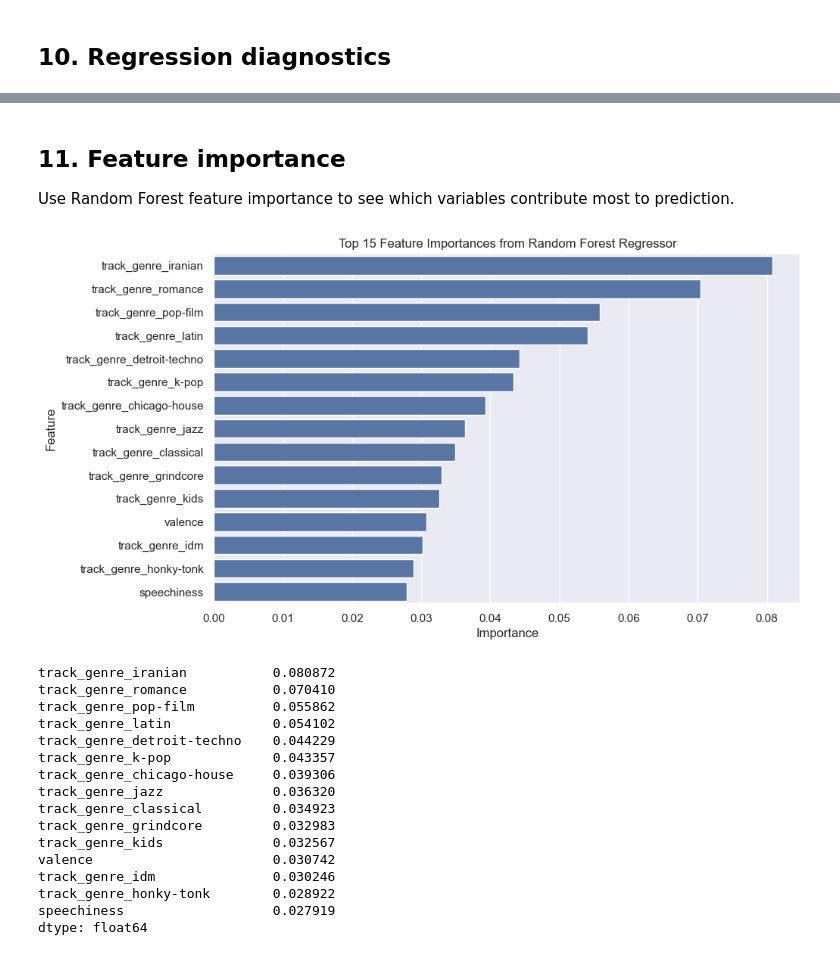
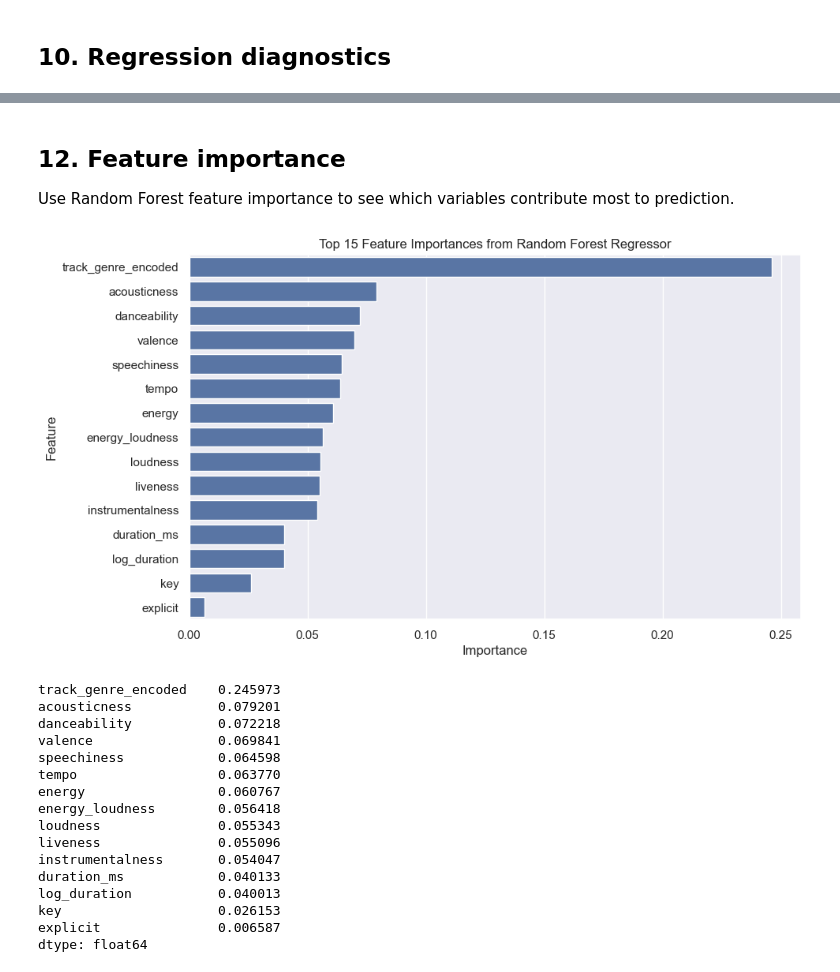
Before and after one commit to chengda-lin/CS506-Project, a Jupyter notebook: notebooks/eda.ipynb, the cells around one changed output, grey strips where cells are left out. Drawn from its saved outputs; the diff is of its cells as text; code cells hidden in the pictures.

```diff
--- a/notebooks/eda.ipynb
+++ b/notebooks/eda.ipynb
@@ -298,19 +307,31 @@ Metadata columns such as track name and artist are excluded because they are not
 feature_cols = [
     "duration_ms", "explicit", "danceability", "energy", "key", "loudness",
     "mode", "speechiness", "acousticness", "instrumentalness", "liveness",
-    "valence", "tempo", "time_signature", "log_duration", "energy_loudness"
+    "valence", "tempo", "time_signature", "track_genre_encoded",
+    "log_duration", "energy_loudness"
 ]
 
-model_df = df[feature_cols + ["track_genre", "popularity", "popular_song"]].copy()
-# Drop unnecessary columns
-model_df = pd.get_dummies(model_df, columns=["track_genre"], drop_first=True)
+X = df[feature_cols].copy()
+y_reg = df["popularity"]
+y_clf = df["is_popular"]
 
-X_reg = model_df.drop(columns=["popularity", "popular_song"])
-y_reg = model_df["popularity"]
+# Split data into training and testing sets
+X_train_reg, X_test_reg, y_train_reg, y_test_reg = train_test_split(
+    X, y_reg, test_size=0.2, random_state=42
+)
 
-X_clf = model_df.drop(columns=["popularity", "popular_song"])
-y_clf = model_df["popular_song"]
+X_train_clf, X_test_clf, y_train_clf, y_test_clf = train_test_split(
+    X, y_clf, test_size=0.2, random_state=42, stratify=y_clf
+)
 
-print("Regression feature matrix shape:", X_reg.shape)
-print("Classification feature matrix shape:", X_clf.shape)
+# Scale features so large-value columns like duration_ms do not dominate linear models
+scaler = StandardScaler()
+X_train_reg_scaled = scaler.fit_transform(X_train_reg)
+X_test_reg_scaled = scaler.transform(X_test_reg)
+
+X_train_clf_scaled = scaler.fit_transform(X_train_clf)
+X_test_clf_scaled = scaler.transform(X_test_clf)
+
+print("Regression feature matrix shape:", X.shape)
+print("Classification feature matrix shape:", X.shape)
 # %% [output]
@@ -326,15 +349,10 @@ This part matches the proposal's regression goal. Two models are compared:
 # %%
-# Split data into training and testing sets
-X_train_reg, X_test_reg, y_train_reg, y_test_reg = train_test_split(
-    X_reg, y_reg, test_size=0.2, random_state=42
-)
-
 # Initialize Linear Regression model
 lin_reg = LinearRegression()
 # Train the model
-lin_reg.fit(X_train_reg, y_train_reg)
+lin_reg.fit(X_train_reg_scaled, y_train_reg)
 # Make predictions
-y_pred_lin = lin_reg.predict(X_test_reg)
+y_pred_lin = lin_reg.predict(X_test_reg_scaled)
 
 # Calculate RMSE
 lin_rmse = np.sqrt(mean_squared_error(y_test_reg, y_pred_lin))
@@ -389,33 +461,33 @@ plt.show()
 # %% [markdown]
-## 11. Feature importance
+## 12. Feature importance
 
 Use Random Forest feature importance to see which variables contribute most to prediction.
 # %%
-rf_importance = pd.Series(rf_reg.feature_importances_, index=X_reg.columns).sort_values(ascending=False).head(15)
+rf_importance = pd.Series(rf_reg.feature_importances_, index=X.columns).sort_values(ascending=False).head(15)
 
 plt.figure(figsize=(10, 6))
 sns.barplot(x=rf_importance.values, y=rf_importance.index)
 plt.title("Top 15 Feature Importances from Random Forest Regressor")
 plt.xlabel("Importance")
 plt.ylabel("Feature")
 plt.show()
 
 display(rf_importance)
 # %% [output]
-[figure, old version]
+[figure, new version]
-track_genre_iranian           0.080872
-track_genre_romance           0.070410
-track_genre_pop-film          0.055862
-track_genre_latin             0.054102
-track_genre_detroit-techno    0.044229
-track_genre_k-pop             0.043357
-track_genre_chicago-house     0.039306
-track_genre_jazz              0.036320
-track_genre_classical         0.034923
-track_genre_grindcore         0.032983
-track_genre_kids              0.032567
-valence                       0.030742
-track_genre_idm               0.030246
-track_genre_honky-tonk        0.028922
-speechiness                   0.027919
+track_genre_encoded    0.245973
+acousticness           0.079201
+danceability           0.072218
+valence                0.069841
+speechiness            0.064598
+tempo                  0.063770
+energy                 0.060767
+energy_loudness        0.056418
+loudness               0.055343
+liveness               0.055096
+instrumentalness       0.054047
+duration_ms            0.040133
+log_duration           0.040013
+key                    0.026153
+explicit               0.006587
 dtype: float64
```
Also changed, not shown: parts of 13 cells of this notebook, 2 other files.
